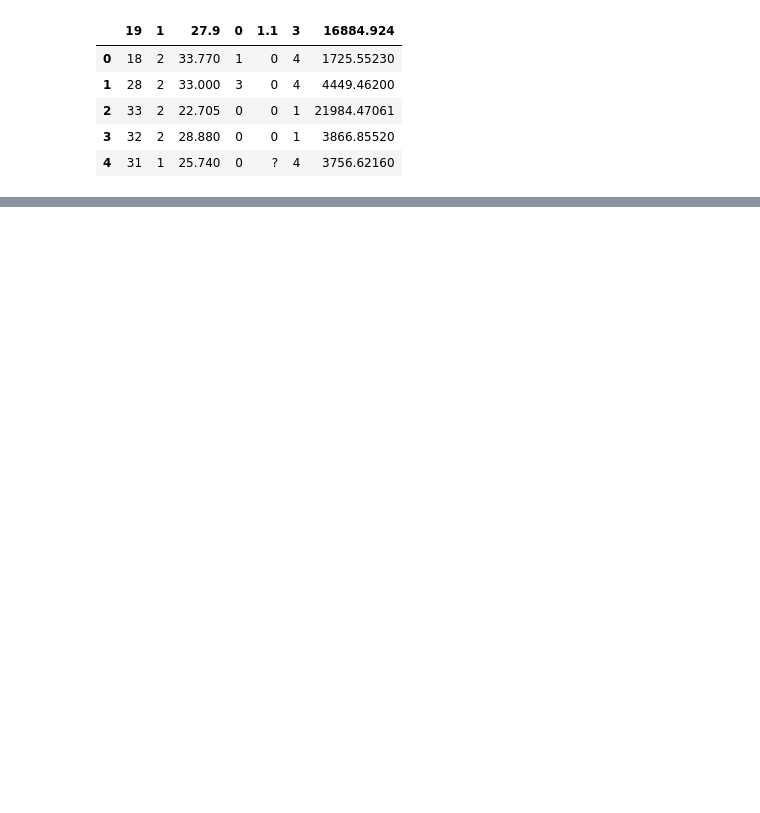
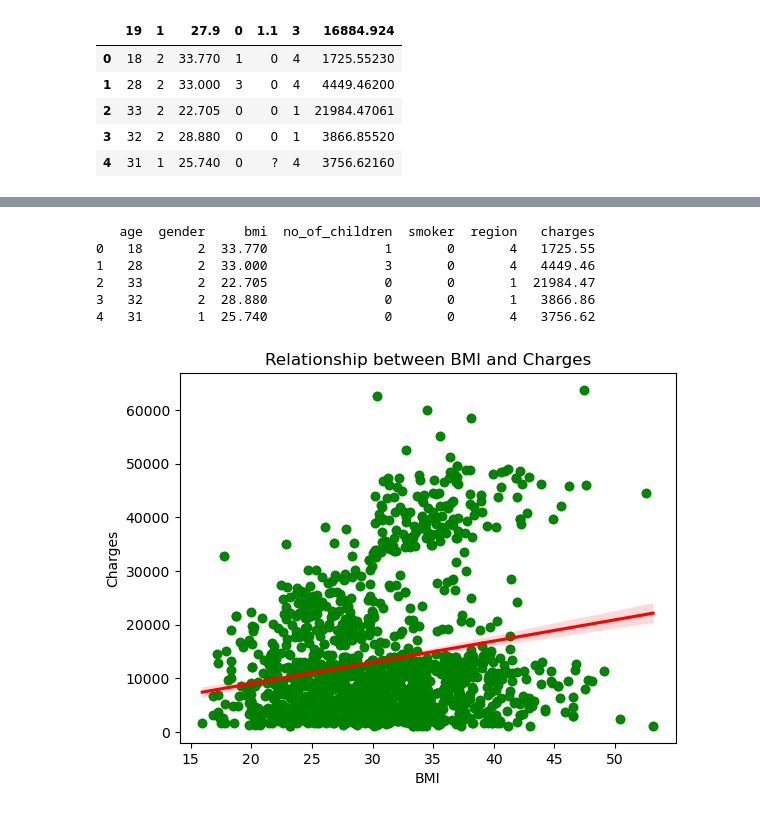
Before and after one commit to christopher-christain/Data-Analytics-for-Insurance-Cost-Data-Set, a Jupyter notebook: Notebooks/insurance-cost-data-analysis.ipynb, the cells around one changed output, grey strips where cells are left out. Drawn from its saved outputs; the diff is of its cells as text; code cells hidden in the pictures; blank space fills up the shorter version.

```diff
--- a/Notebooks/insurance-cost-data-analysis.ipynb
+++ b/Notebooks/insurance-cost-data-analysis.ipynb
@@ -23,3 +23,6 @@ data.head()
 | 2 | 33 | 2 | 22.705 | 0 | 0 | 1 | 21984.47061 |
 | 3 | 32 | 2 | 28.880 | 0 | 0 | 1 | 3866.85520 |
 | 4 | 31 | 1 | 25.740 | 0 | ? | 4 | 3756.62160 |
+# %%
+headers = ["age", "gender", "bmi", "no_of_children", "smoker", "region", "charges"]
+data.columns = headers
@@ -25,0 +57,15 @@ data.head()
+# %%
+data.replace("?", np.nan, inplace = True)
+# %%
+# smoker is a categorical attribute, replace with most frequent entry
+is_smoker = data['smoker'].value_counts().idxmax()
+data["smoker"].replace(np.nan, is_smoker, inplace=True)
+
+# age is a continuous variable, replace with mean age
+mean_age = data['age'].astype('float').mean(axis=0)
+data["age"].replace(np.nan, mean_age, inplace=True)
+
+# Update data types
+data[["age","smoker"]] = data[["age","smoker"]].astype("int")
+
+print(data.info())
@@ -25,0 +100,18 @@ data.head()
+# %%
+data[["charges"]]= np.round (data[["charges"]], 2)
+print(data.head())
+# %% [output]
+   age  gender     bmi  no_of_children  smoker  region   charges
+0   18       2  33.770               1       0       4   1725.55
+1   28       2  33.000               3       0       4   4449.46
+2   33       2  22.705               0       0       1  21984.47
+3   32       2  28.880               0       0       1   3866.86
+4   31       1  25.740               0       0       4   3756.62
+# %%
+sns.regplot(x= "bmi", y="charges", data=data, scatter_kws={"color": "green"}, line_kws={"color": "red"})
+plt.title("Relationship between BMI and Charges")
+plt.xlabel("BMI")
+plt.ylabel("Charges")
+plt.show()
+# %% [output]
+[figure, added]
```
Also changed, not shown: parts of 16 cells of this notebook, 5 other files.
